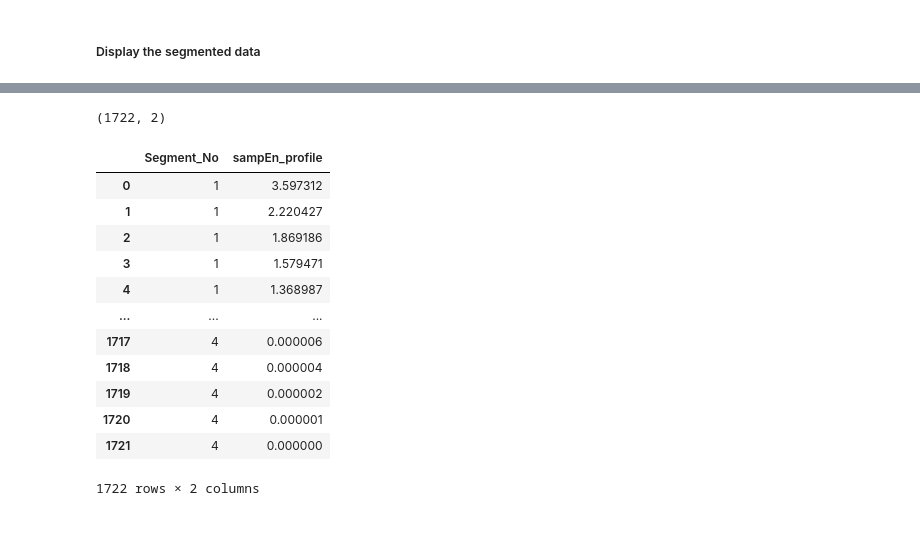
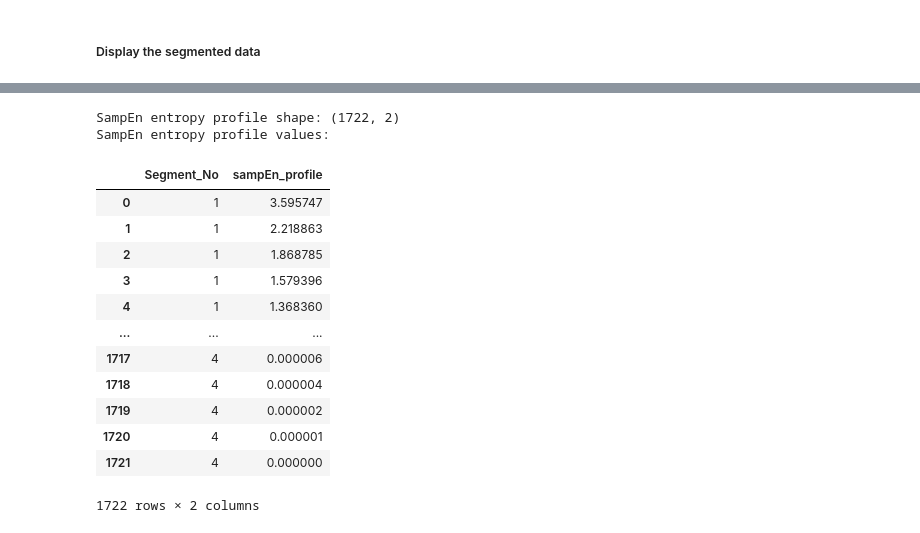
Before and after one commit to WWM-EMRAN/DIHC_FeatureManager, a Jupyter notebook: Main.ipynb, the cells around one changed output, grey strips where cells are left out. Drawn from its saved outputs; the diff is of its cells as text; code cells hidden in the pictures.

```diff
--- a/Main.ipynb
+++ b/Main.ipynb
@@ -42,16 +91,17 @@ Data reading completed...
 # %%
-print(f'Data minimization started...')
-# sig_freq = 1 #256
-# samp_data = np.array([52, 54, 6, 45, 14, 40, 42, 48, 52, 20, 28, 8, 63, 47, 23])
+print(f'Data sub-sampling started...')
+# sample_data = np.array([52, 54, 6, 45, 14, 40, 42, 48, 52, 20, 28, 8, 63, 47, 23])
 
-sig_freq = 256
-# samp_data = samp_df['signal'].values.tolist()
-samp_data = samp_df.loc[:20*sig_freq-1, 'signal'].values#.tolist()
-# samp_data = samp_df.loc[:5100, 'signal'].values#.tolist()
-# samp_data = samp_df.iloc[:20*256-1, 0:1].values#.tolist()
-# print(len(samp_data))
-# print(samp_data.shape, samp_data)
-print(f'Data minimization completed...')
-print(samp_data.shape)
-samp_data
+# sample_data = sample_df['signal'].values.tolist()
+sample_data = sample_df.loc[:(total_segments*segment_length)*signal_frequency-1, 'signal'].values#.tolist()
+# sample_data = sample_df.loc[:(total_segments*segment_length)*signal_frequency-1, 'signal'].values#.tolist()
+# sample_data = sample_df.loc[:20*signal_frequency-1, 'signal'].values#.tolist()
+# sample_data = sample_df.loc[:5100, 'signal'].values#.tolist()
+# sample_data = sample_df.iloc[:20*256-1, 0:1].values#.tolist()
+# print(len(sample_data))
+# print(sample_data.shape, sample_data)
+print(f'Data sub-sampling completed...')
+
+print(f"Sample data shape: {sample_data.shape}")
+sample_data
 # %% [output]
@@ -148,10 +234,14 @@ feat_df.to_csv('./feat_python.csv', index=False)
 # %%
 print(f'Entropy profile extraction started...')
-feat_manager = DIHC_FeatureManager()
-entProf_df = feat_manager.extract_sampEn_profile_from_data(samp_data, segment_length=5, signal_frequency=sig_freq)
-# entProf_df = feat_manager.extract_sampEn_profile_from_data(samp_data, segment_length=5, signal_frequency=sig_freq)
-# entProf_df = feat_manager.extract_sampEn_profile_from_data(samp_data, segment_length=5, signal_frequency=sig_freq)
-# entProf_df = feat_manager.extract_sampEn_profile_from_data(samp_data, segment_length=5, segment_overlap=0, signal_frequency=sig_freq)
+
+feature_manager = DIHC_FeatureManager()
+
+sampEn_Profile_df = feature_manager.extract_sampEn_profile_from_data(sample_data, segment_length=segment_length, segment_overlap=segment_overlap, signal_frequency=signal_frequency)
+# sampEn_Profile_df = feature_manager.extract_sampEn_profile_from_data(sample_data, segment_length=5, signal_frequency=signal_frequency)
+# sampEn_Profile_df = feature_manager.extract_sampEn_profile_from_data(sample_data, segment_length=5, signal_frequency=signal_frequency)
+# sampEn_Profile_df = feature_manager.extract_sampEn_profile_from_data(sample_data, segment_length=5, signal_frequency=signal_frequency)
+# sampEn_Profile_df = feature_manager.extract_sampEn_profile_from_data(sample_data, segment_length=5, segment_overlap=0, signal_frequency=signal_frequency)
+
 print(f'Entropy profile extraction completed...')
 # %% [output]
 Entropy profile extraction started...
@@ -176,18 +251,0 @@ Entropy profile extraction completed...
-# %%
-print(entProf_df.shape)
-entProf_df
-# %% [output]
-(1722, 2)
-|  | Segment_No | sampEn_profile |
-| 0 | 1 | 3.597312 |
-| 1 | 1 | 2.220427 |
-| 2 | 1 | 1.869186 |
-| 3 | 1 | 1.579471 |
-| 4 | 1 | 1.368987 |
-| ... | ... | ... |
-| 1717 | 4 | 0.000006 |
-| 1718 | 4 | 0.000004 |
-| 1719 | 4 | 0.000002 |
-| 1720 | 4 | 0.000001 |
-| 1721 | 4 | 0.000000 |
-1722 rows × 2 columns
@@ -196,0 +252,20 @@ entProf_df.to_csv('./entProf_df_python.csv', index=False)
+# %%
+print(f"SampEn entropy profile shape: {sampEn_Profile_df.shape}")
+print(f"SampEn entropy profile values: ")
+sampEn_Profile_df
+# %% [output]
+SampEn entropy profile shape: (1722, 2)
+SampEn entropy profile values:
+|  | Segment_No | sampEn_profile |
+| 0 | 1 | 3.595747 |
+| 1 | 1 | 2.218863 |
+| 2 | 1 | 1.868785 |
+| 3 | 1 | 1.579396 |
+| 4 | 1 | 1.368360 |
+| ... | ... | ... |
+| 1717 | 4 | 0.000006 |
+| 1718 | 4 | 0.000004 |
+| 1719 | 4 | 0.000002 |
+| 1720 | 4 | 0.000001 |
+| 1721 | 4 | 0.000000 |
+1722 rows × 2 columns
```
Also changed, not shown: parts of 35 cells of this notebook, 19 other files.
